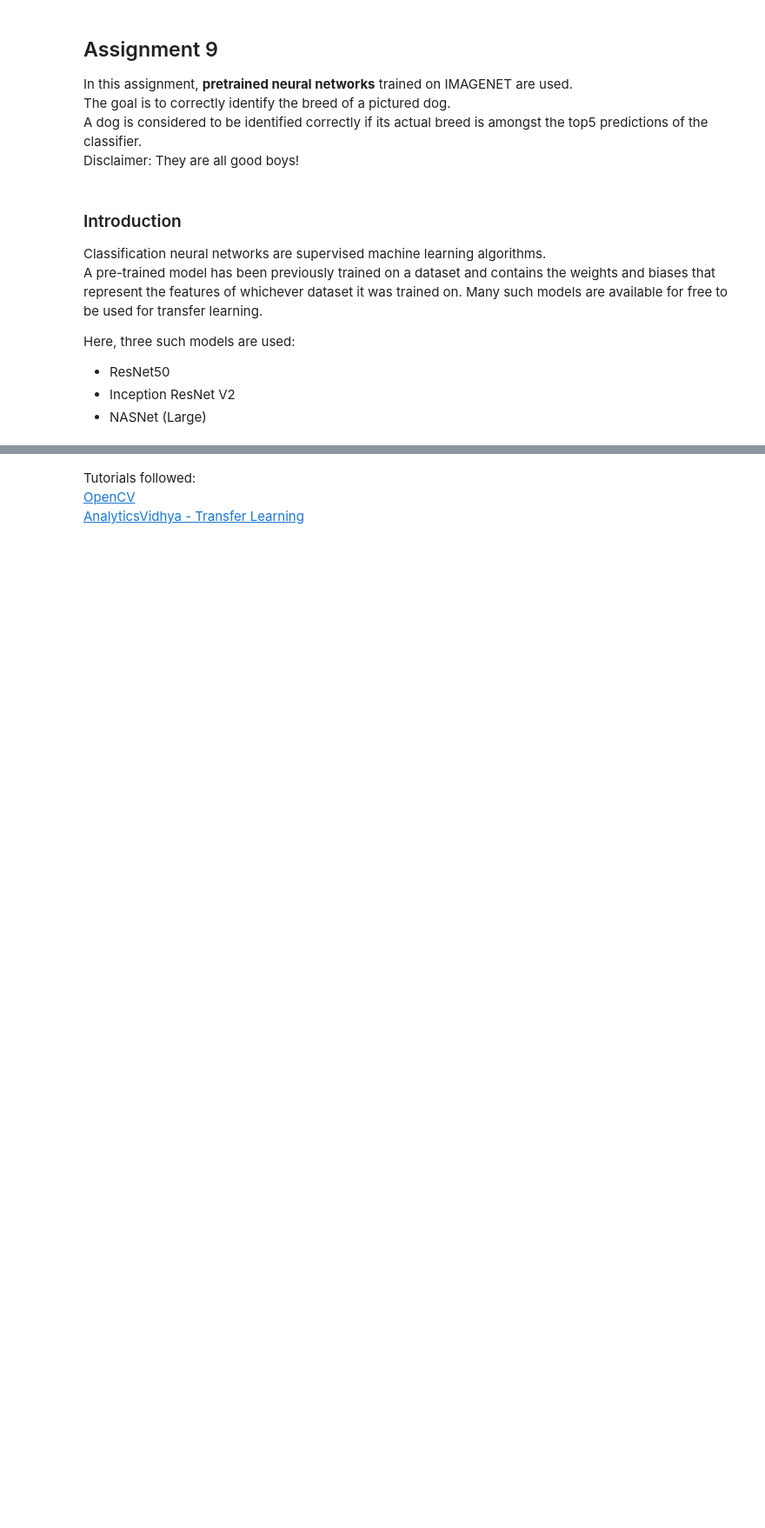
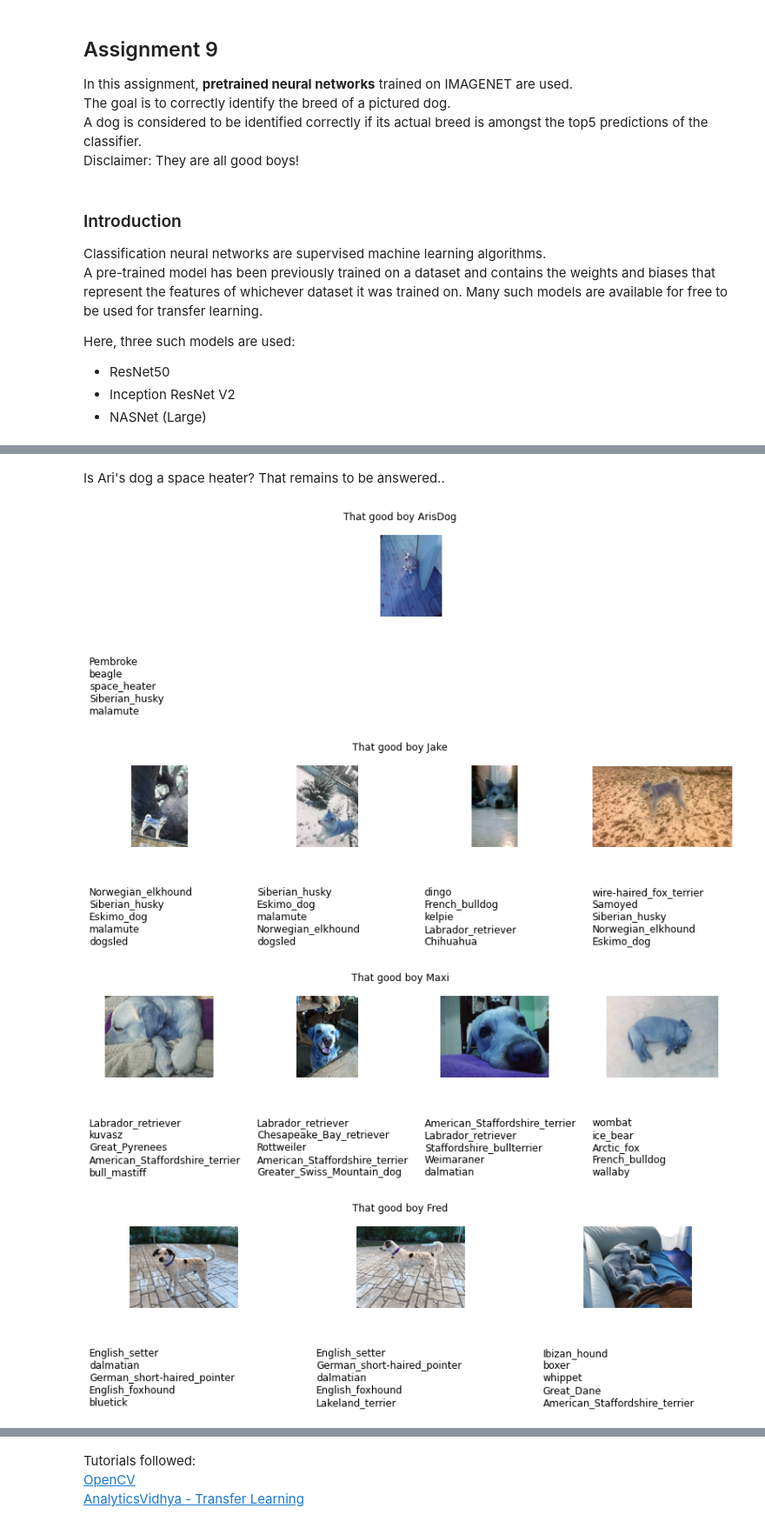
Before and after one commit to foukonana/MSc_MachineLearning_Asgmts, a Jupyter notebook: Assignments/Asgmt9_NN/asgmt9_afoudouli.ipynb, the cells around one changed output, grey strips where cells are left out. Shown at 87% size. Saved outputs shown, nothing was run; the diff lists cells and outputs as text; code cells hidden in the pictures; blank space fills up the shorter version.

```diff
--- a/Assignments/Asgmt9_NN/asgmt9_afoudouli.ipynb
+++ b/Assignments/Asgmt9_NN/asgmt9_afoudouli.ipynb
@@ -81,0 +112,9 @@ decode_predictions(y_pred, top=5)
+# %% [markdown]
+Is Ari's dog a space heater? That remains to be answered..
+# %%
+plot_model_outputs('InceptionResNetV2')
+# %% [output]
+[figure, added]
+[figure, added]
+[figure, added]
+[figure, added]
```
Also changed, not shown: parts of 15 cells of this notebook.
